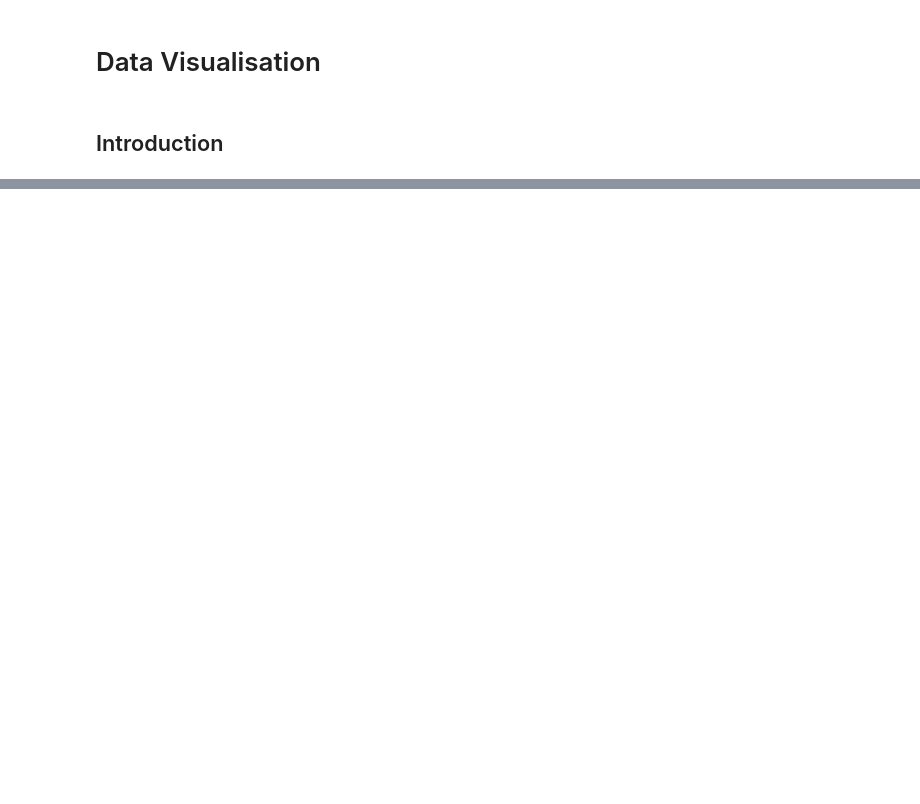
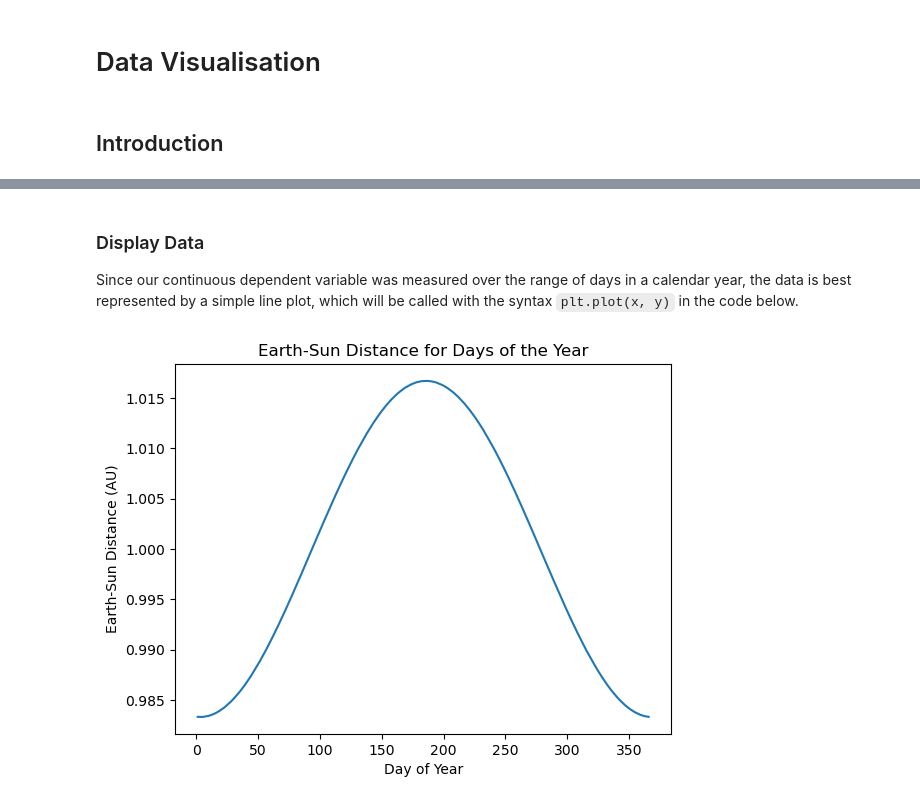
Before and after one commit to PhysData/notebooks, a Jupyter notebook: data_visualisation.ipynb, the cells around one changed output, grey strips where cells are left out. Cells and saved outputs as stored; diff of their text form; code cells hidden in the pictures; blank space fills up the shorter version.

```diff
--- a/data_visualisation.ipynb
+++ b/data_visualisation.ipynb
@@ -40,0 +48,8 @@ import matplotlib.pyplot as plt
+# %%
+df = pd.read_csv('earth_sun_distance.csv')
+
+df.dropna(axis="columns", how="all", inplace=True)
+df.dropna(axis="rows", how="all", inplace=True)
+df['DOY'] = df['DOY'].astype('int')
+
+print(df)
@@ -40,0 +71,12 @@ import matplotlib.pyplot as plt
+# %% [markdown]
+### Display Data
+
+Since our continuous dependent variable was measured over the range of days in a calendar year, the data is best represented by a simple line plot, which will be called with the syntax `plt.plot(x, y)` in the code below.
+# %%
+plt.plot(df['DOY'], df['d'])
+plt.title("Earth-Sun Distance for Days of the Year")
+plt.xlabel("Day of Year")
+plt.ylabel("Earth-Sun Distance (AU)")
+plt.show()
+# %% [output]
+[figure, added]
```
Also changed, not shown: parts of 10 cells of this notebook, 1 other file.
